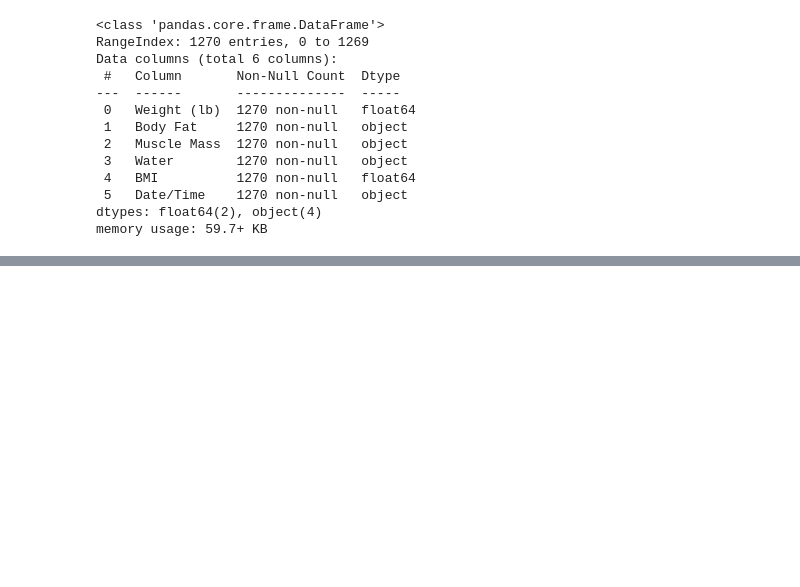
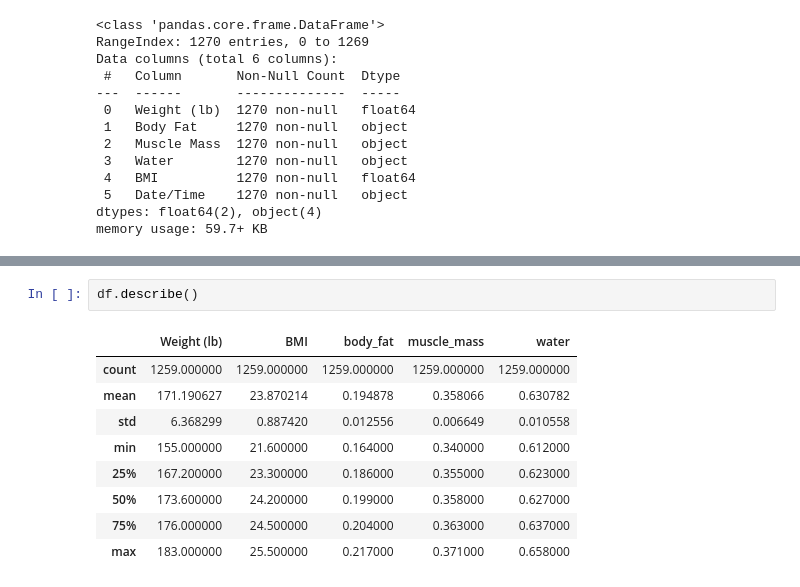
Before and after one commit to luiscberrocal/ml_hands_on, a Jupyter notebook: notebooks/100_me_in_numbers.ipynb, the cells around one changed output, grey strips where cells are left out. Drawn from its saved outputs; the diff is of its cells as text; blank space fills up the shorter version.

```diff
--- a/notebooks/100_me_in_numbers.ipynb
+++ b/notebooks/100_me_in_numbers.ipynb
@@ -57,0 +100,12 @@ df['Weight (lb)'].hist(bins=20)
+# %%
+df.describe()
+# %% [output]
+|  | Weight (lb) | BMI | body_fat | muscle_mass | water |
+| count | 1259.000000 | 1259.000000 | 1259.000000 | 1259.000000 | 1259.000000 |
+| mean | 171.190627 | 23.870214 | 0.194878 | 0.358066 | 0.630782 |
+| std | 6.368299 | 0.887420 | 0.012556 | 0.006649 | 0.010558 |
+| min | 155.000000 | 21.600000 | 0.164000 | 0.340000 | 0.612000 |
+| 25% | 167.200000 | 23.300000 | 0.186000 | 0.355000 | 0.623000 |
+| 50% | 173.600000 | 24.200000 | 0.199000 | 0.358000 | 0.627000 |
+| 75% | 176.000000 | 24.500000 | 0.204000 | 0.363000 | 0.637000 |
+| max | 183.000000 | 25.500000 | 0.217000 | 0.371000 | 0.658000 |
```
Also changed, not shown: parts of 10 cells of this notebook, 1 other file.
